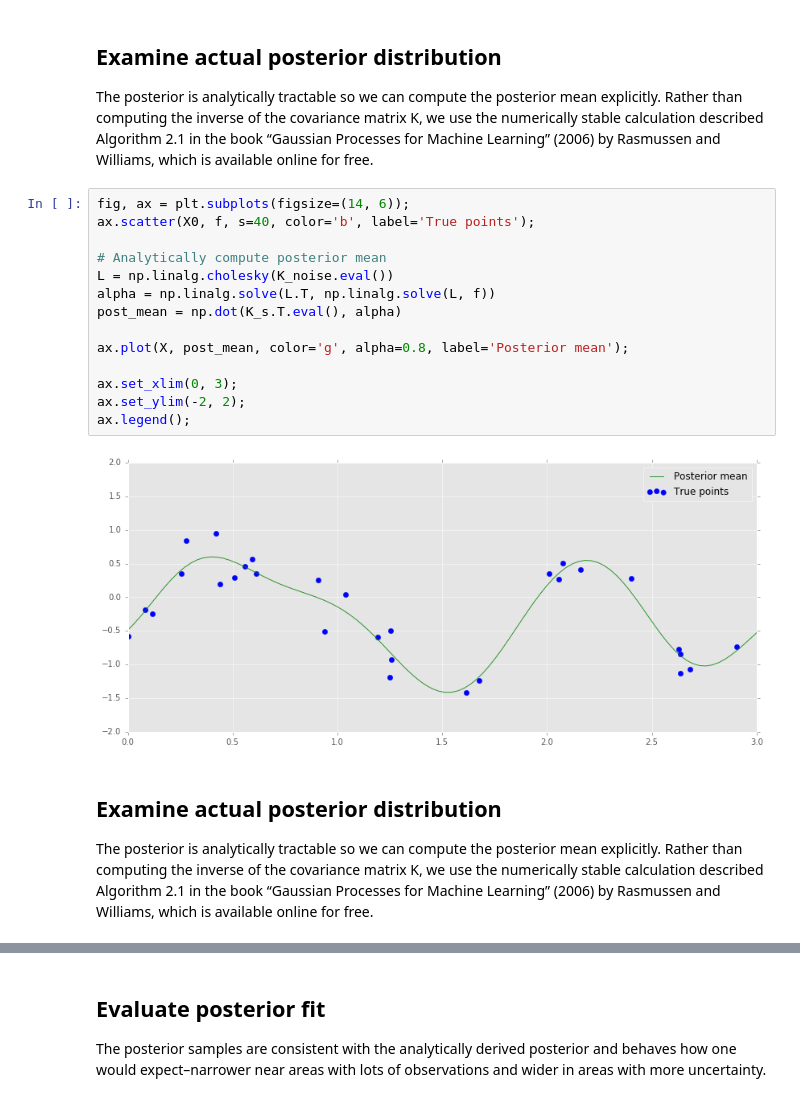
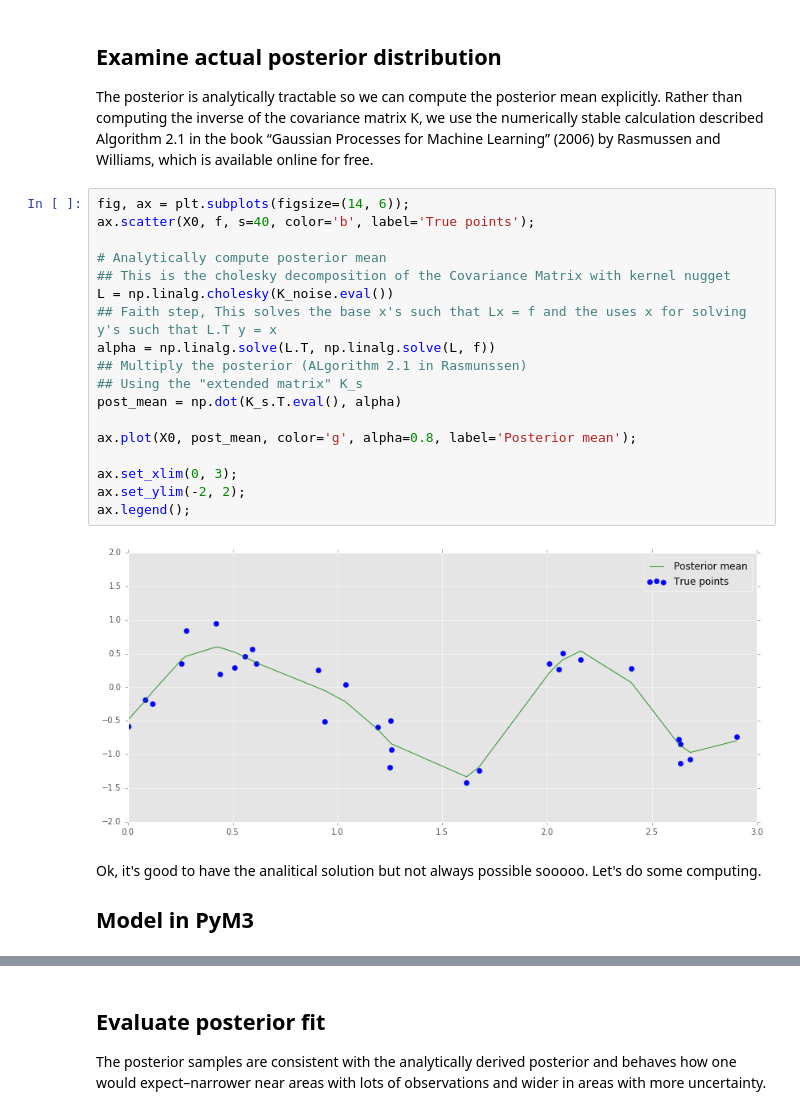
Before and after one commit to molgor/spystats, a Jupyter notebook: notebooks/Sandboxes/MCMC/GaussianProcess inference in PyMC3.ipynb, the cells around one changed output, grey strips where cells are left out. Saved outputs shown, nothing was run; the diff lists cells and outputs as text.

```diff
--- a/notebooks/Sandboxes/MCMC/GaussianProcess inference in PyMC3.ipynb
+++ b/notebooks/Sandboxes/MCMC/GaussianProcess inference in PyMC3.ipynb
@@ -100,23 +143,27 @@ The posterior is analytically tractable so we can compute the posterior mean exp
 # %%
 fig, ax = plt.subplots(figsize=(14, 6));
 ax.scatter(X0, f, s=40, color='b', label='True points');
 
 # Analytically compute posterior mean
+## This is the cholesky decomposition of the Covariance Matrix with kernel nugget
 L = np.linalg.cholesky(K_noise.eval())
+## Faith step, This solves the base x's such that Lx = f and the uses x for solving y's such that L.T y = x
 alpha = np.linalg.solve(L.T, np.linalg.solve(L, f))
+## Multiply the posterior (ALgorithm 2.1 in Rasmunssen)
+## Using the "extended matrix" K_s
 post_mean = np.dot(K_s.T.eval(), alpha)
 
-ax.plot(X, post_mean, color='g', alpha=0.8, label='Posterior mean');
+ax.plot(X0, post_mean, color='g', alpha=0.8, label='Posterior mean');
 
 ax.set_xlim(0, 3);
 ax.set_ylim(-2, 2);
 ax.legend();
 # %% [output]
-[figure, old version]
+[figure, new version]
-# %% [markdown]
-## Examine actual posterior distribution
-
-The posterior is analytically tractable so we can compute the posterior mean explicitly. Rather than computing the inverse of the covariance matrix K, we use the numerically stable calculation described Algorithm 2.1 in the book “Gaussian Processes for Machine Learning” (2006) by Rasmussen and Williams, which is available online for free.
+# %% [markdown]
+Ok, it's good to have the analitical solution but not always possible sooooo.
+Let's do some computing.
+## Model in PyM3
 # %%
 with pm.Model() as model:
     # The actual distribution of f_sample doesn't matter as long as the shape is right since it's only used
```
Also changed, not shown: parts of 10 cells of this notebook, 1 other file.
